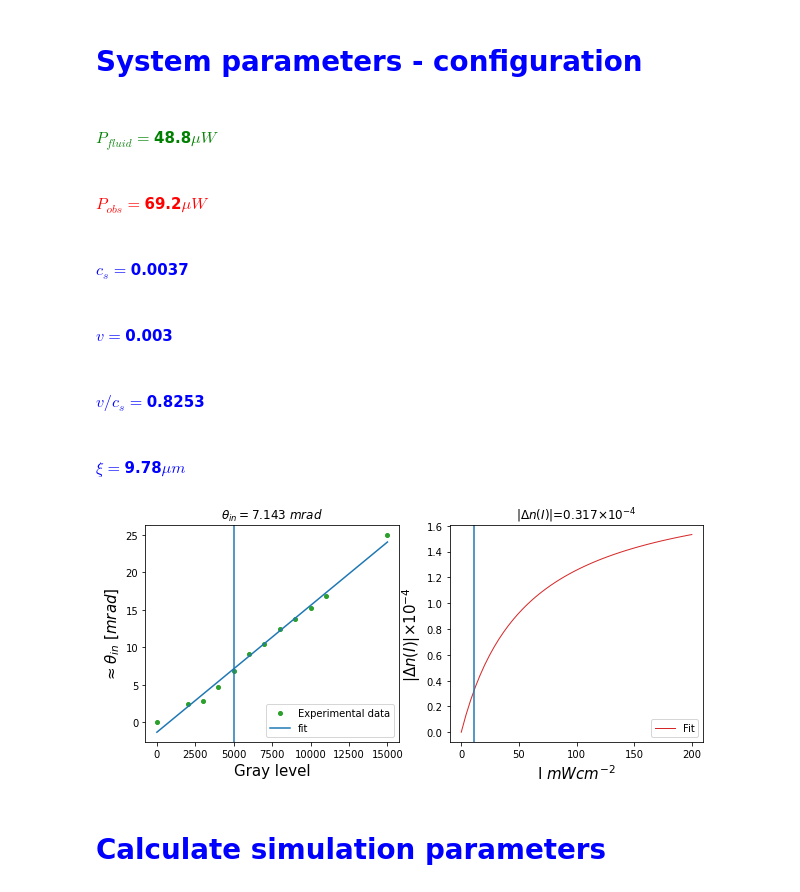
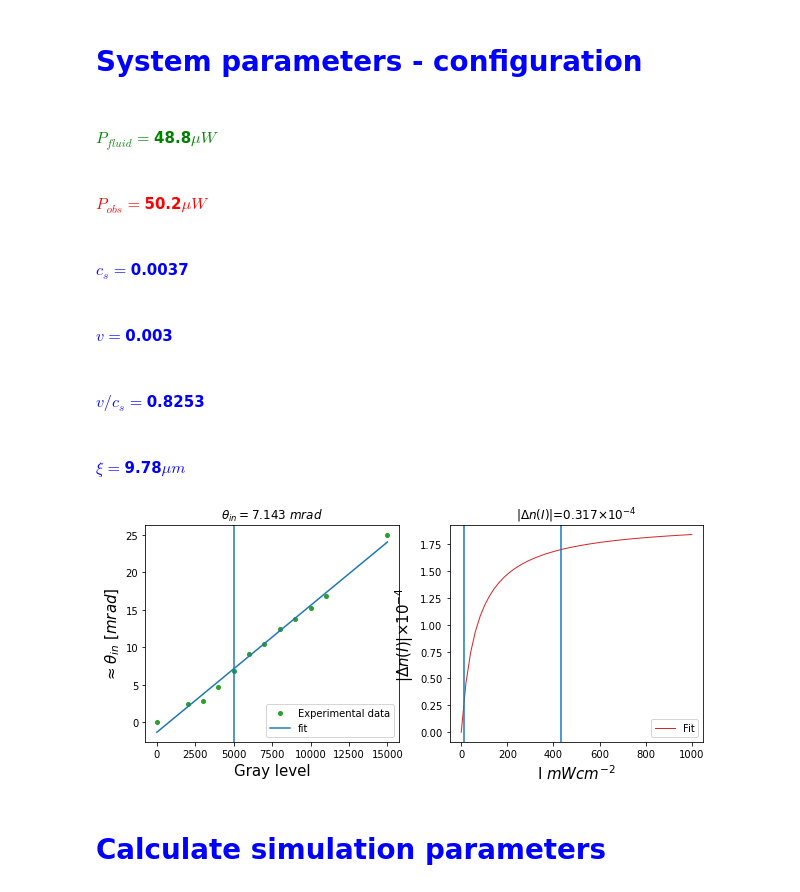
Before and after one commit to nunoazevedosilva/SBN, a Jupyter notebook: SBN_Simulation_axicon.ipynb, the cells around one changed output. Saved outputs shown, nothing was run; the diff lists cells and outputs as text; code cells hidden in the pictures.

```diff
--- a/SBN_Simulation_axicon.ipynb
+++ b/SBN_Simulation_axicon.ipynb
@@ -39,19 +39,20 @@ def printmd(string, color=None):
 #Velocity of the fluid
 GL = 5000
 
+#Scaling factor of the power meter
+power_meter_factor = 1.34*0+1.6
+
 P_green_beam = 48.8 #muW
+P_green_beam_corrected = power_meter_factor*P_green_beam
 w = 619.5e-4 #cm
 
 #Red beam parameters
-P_red_beam = 69.2 #muW
+P_red_beam = 50.2 #muW
 d_bessel = 121.6e-4 #cm
-
-#Scaling factor of the power meter
-power_meter_factor = 1.34
 
 #########################################################################################################
 
-I_fluid = power_meter_factor*P_green_beam*1e-3*2/(np.pi*w**2.0)
+I_fluid = P_green_beam_corrected*1e-3*2/(np.pi*w**2.0)
 
 r_bessel = d_bessel/2.0
 I_defect = P_red_beam*1e-3/(np.pi*r_bessel**2.0)
@@ -106,37 +107,38 @@ delta_n_params, pcov_x = sp.optimize.curve_fit(delta_n_f, intensities_level_2, d
 
 plt.title("|$\Delta n(I)$|=" + str(np.round(delta_n_f(I_fluid, *delta_n_params)/(1e-4),3)) + "$\\times 10^{-4}$")
 
-I_theo = np.linspace(0, 200)
+I_theo = np.linspace(0, 1000)
 plt.plot(I_theo, delta_n_f(I_theo, *delta_n_params)/1e-4, linewidth=1, label='Fit', color="tab:red")
 plt.axvline(x=I_fluid)
+plt.axvline(x=I_defect)
 plt.xlabel("I $mWcm^{-2}$", fontsize=15)
 plt.ylabel("|$\Delta n(I)$|$\\times 10^{-4}$", fontsize=15)
 plt.legend(loc=0)
 
 plt.tight_layout()
 
 ne = 2.36
 k0 = 2.0*np.pi/(532e-9)
 cs = np.sqrt(delta_n_f(I_fluid, *delta_n_params)/ne)
 fluid_velocity = linear_fit(np.array(GL), *popt_x_ve)/ne
 healing_length = 1.0/(ne*k0*cs)
 
 printmd("$P_{fluid}=$" + str(P_green_beam) + "$\mu W$", color="green")
 printmd("$P_{obs}=$" + str(P_red_beam) + "$\mu W$", color="red")
 
 printmd("$c_s=$" + str(np.round(cs,4)), color="blue")
 printmd("$v=$" + str(np.round(fluid_velocity,4)), color="blue")
 printmd("$v/c_s=$" + str(np.round(fluid_velocity/cs,4)), color="blue")
 
 printmd("$\\xi=$" + str(np.round(healing_length/(1e-6),2)) + "$\\mu m$", color="blue")
 # %% [output]
 #### <span style='color:green'>$P_{fluid}=$48.8$\mu W$</span>
-#### <span style='color:red'>$P_{obs}=$69.2$\mu W$</span>
+#### <span style='color:red'>$P_{obs}=$50.2$\mu W$</span>
 #### <span style='color:blue'>$c_s=$0.0037</span>
 #### <span style='color:blue'>$v=$0.003</span>
 #### <span style='color:blue'>$v/c_s=$0.8253</span>
 #### <span style='color:blue'>$\xi=$9.78$\mu m$</span>
-[figure, old version]
+[figure, new version]
 # %% [markdown]
 # <font color='blue'>Calculate simulation parameters</font>
 # %%
```
Also changed, not shown: parts of 13 cells of this notebook, 4 other files.
